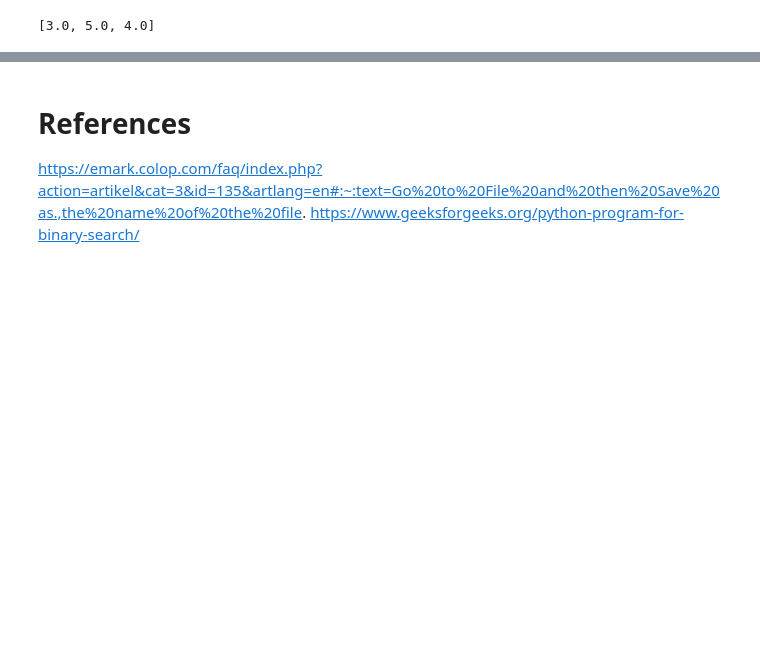
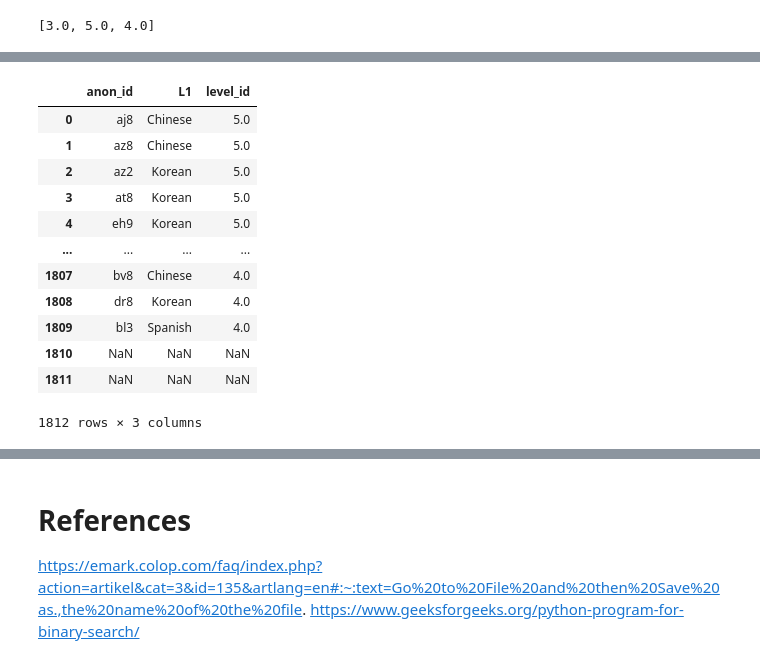
Before and after one commit to mencer456/LRDC-Research, a Jupyter notebook: LRDC-data-analysis.ipynb, the cells around one changed output, grey strips where cells are left out. Saved outputs shown, nothing was run; the diff lists cells and outputs as text; code cells hidden in the pictures; blank space fills up the shorter version.

```diff
--- a/LRDC-data-analysis.ipynb
+++ b/LRDC-data-analysis.ipynb
@@ -562,0 +581,19 @@ print(ind_lim.at[index,'lvl_nums_lim'])
+# %%
+# dropping the columns that aren't needed for what we're doing right now
+dropped_loose=loose.drop(columns=['3Langs','Item','answer_id','gender','course_id','class_id','question_id','version','text1_len',
+                                     'text2_len','text3_len','text1','text2 (line breaks/extra spaces removed, spaces added to reach 60)',
+                                     'text3 (edits made to fix word counts)','Judgement','Notes'])
+# %% [output]
+|  | anon_id | L1 | level_id |
+| 0 | aj8 | Chinese | 5.0 |
+| 1 | az8 | Chinese | 5.0 |
+| 2 | az2 | Korean | 5.0 |
+| 3 | at8 | Korean | 5.0 |
+| 4 | eh9 | Korean | 5.0 |
+| ... | ... | ... | ... |
+| 1807 | bv8 | Chinese | 4.0 |
+| 1808 | dr8 | Korean | 4.0 |
+| 1809 | bl3 | Spanish | 4.0 |
+| 1810 | NaN | NaN | NaN |
+| 1811 | NaN | NaN | NaN |
+1812 rows × 3 columns
```
Also changed, not shown: parts of 6 cells of this notebook.
